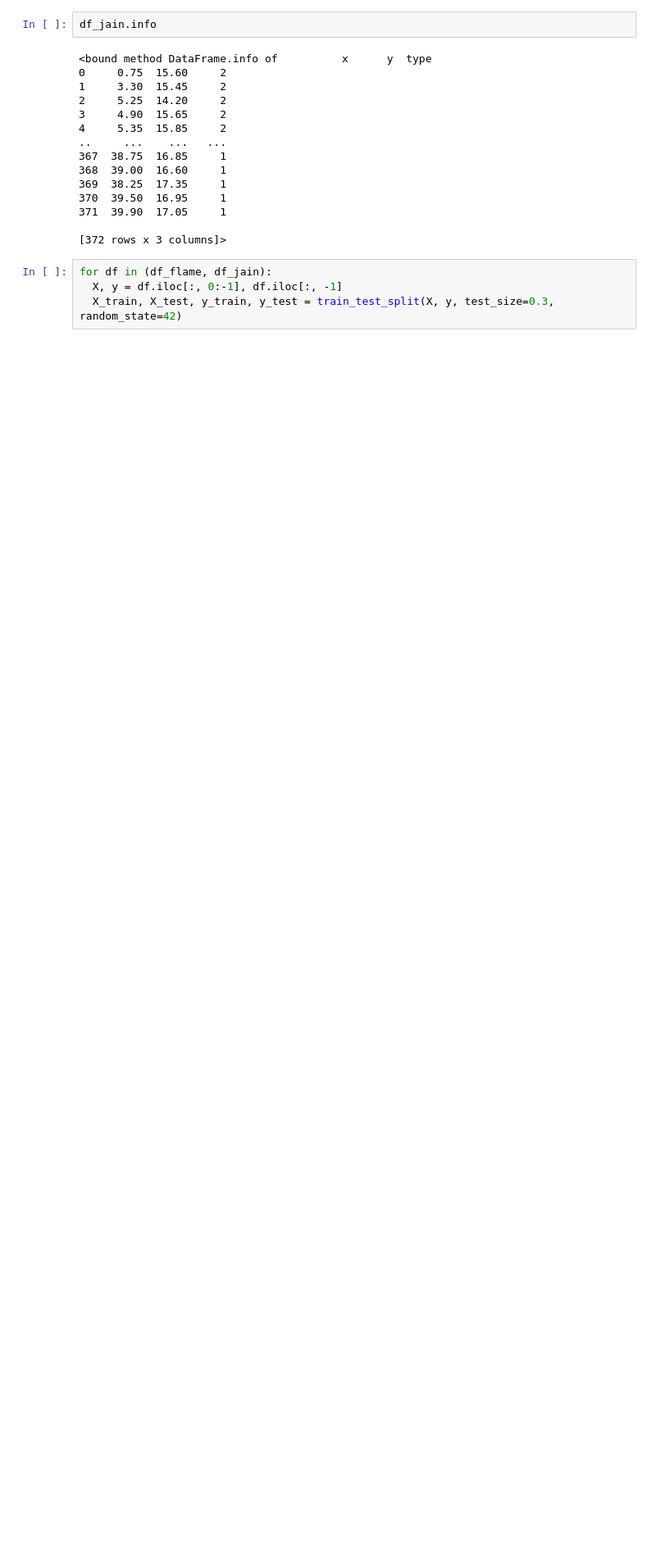
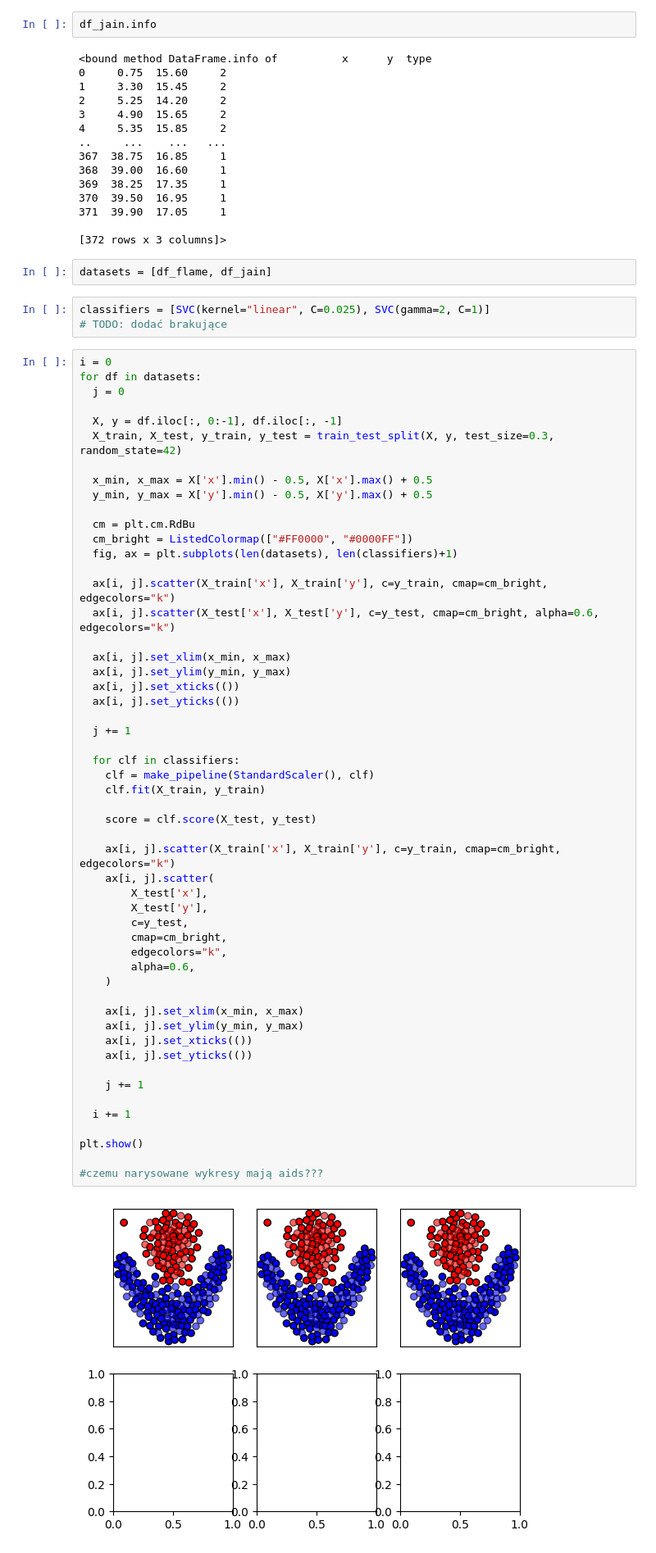
Before and after one commit to bblachut/PUM, a Jupyter notebook: lab3/PUMy_lab3.ipynb, the cells around one changed output. Shown at 82% size. Cells and saved outputs as stored; diff of their text form; blank space fills up the shorter version.

```diff
--- a/lab3/PUMy_lab3.ipynb
+++ b/lab3/PUMy_lab3.ipynb
@@ -44,7 +49,63 @@ df_jain.info
 371  39.90  17.05     1
 
 [372 rows x 3 columns]>
-# %%
-for df in (df_flame, df_jain):
-  X, y = df.iloc[:, 0:-1], df.iloc[:, -1]
-  X_train, X_test, y_train, y_test = train_test_split(X, y, test_size=0.3, random_state=42)
+# %%
+datasets = [df_flame, df_jain]
+# %%
+classifiers = [SVC(kernel="linear", C=0.025), SVC(gamma=2, C=1)]
+# TODO: dodać brakujące
+# %%
+i = 0
+for df in datasets:
+  j = 0
+
+  X, y = df.iloc[:, 0:-1], df.iloc[:, -1]
+  X_train, X_test, y_train, y_test = train_test_split(X, y, test_size=0.3, random_state=42)
+
+  x_min, x_max = X['x'].min() - 0.5, X['x'].max() + 0.5
+  y_min, y_max = X['y'].min() - 0.5, X['y'].max() + 0.5
+
+  cm = plt.cm.RdBu
+  cm_bright = ListedColormap(["#FF0000", "#0000FF"])
+  fig, ax = plt.subplots(len(datasets), len(classifiers)+1)
+
+  ax[i, j].scatter(X_train['x'], X_train['y'], c=y_train, cmap=cm_bright, edgecolors="k")
+  ax[i, j].scatter(X_test['x'], X_test['y'], c=y_test, cmap=cm_bright, alpha=0.6, edgecolors="k")
+
+  ax[i, j].set_xlim(x_min, x_max)
+  ax[i, j].set_ylim(y_min, y_max)
+  ax[i, j].set_xticks(())
+  ax[i, j].set_yticks(())
+
+  j += 1
+
+  for clf in classifiers:
+    clf = make_pipeline(StandardScaler(), clf)
+    clf.fit(X_train, y_train)
+
+    score = clf.score(X_test, y_test)
+
+    ax[i, j].scatter(X_train['x'], X_train['y'], c=y_train, cmap=cm_bright, edgecolors="k")
+    ax[i, j].scatter(
+        X_test['x'],
+        X_test['y'],
+        c=y_test,
+        cmap=cm_bright,
+        edgecolors="k",
+        alpha=0.6,
+    )
+
+    ax[i, j].set_xlim(x_min, x_max)
+    ax[i, j].set_ylim(y_min, y_max)
+    ax[i, j].set_xticks(())
+    ax[i, j].set_yticks(())
+
+    j += 1
+
+  i += 1
+
+plt.show()
+
+#czemu narysowane wykresy mają aids???
+# %% [output]
+[figure, added]
```
Also changed, not shown: parts of 2 cells of this notebook.
